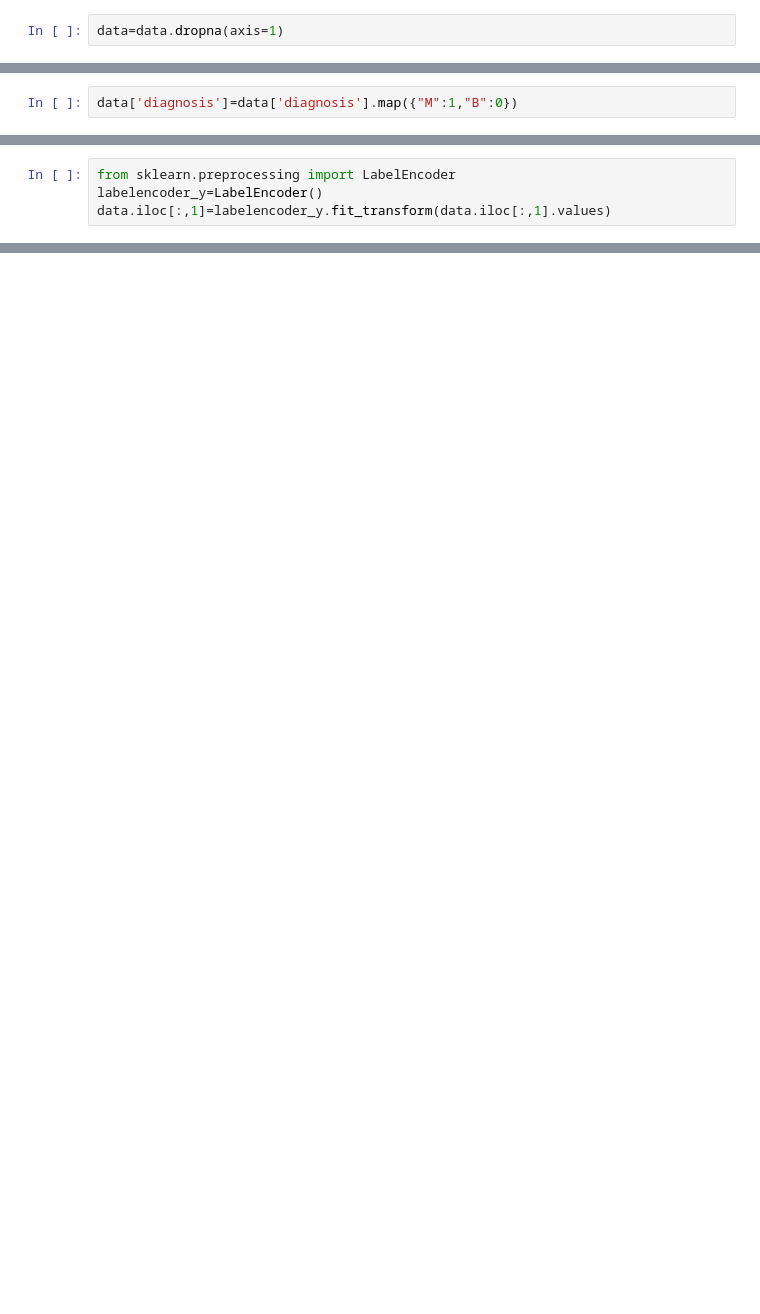
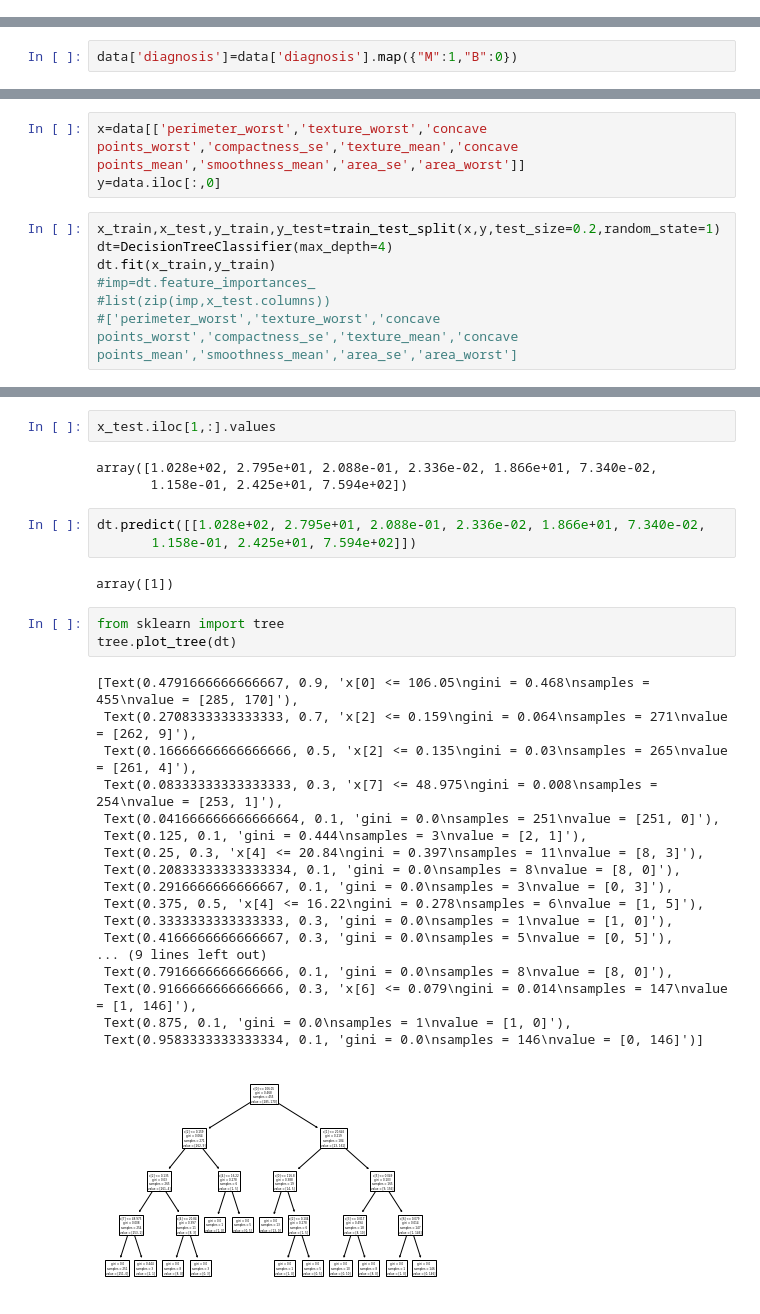
Before and after one commit to sarathkumar1304/Breast-cancer-prediction, a Jupyter notebook: Breast_cancer_prediction.ipynb, the cells around one changed output, grey strips where cells are left out. Saved outputs shown, nothing was run; the diff lists cells and outputs as text; blank space fills up the shorter version.

```diff
--- a/Breast_cancer_prediction.ipynb
+++ b/Breast_cancer_prediction.ipynb
@@ -54,2 +190,0 @@ dtype: int64
-# %%
-data=data.dropna(axis=1)
@@ -96,4 +195,0 @@ Name: diagnosis, Length: 569, dtype: int64
-# %%
-from sklearn.preprocessing import LabelEncoder
-labelencoder_y=LabelEncoder()
-data.iloc[:,1]=labelencoder_y.fit_transform(data.iloc[:,1].values)
@@ -477,0 +211,10 @@ By observing the second method (using less no.of data as input) here also Random
+# %%
+x=data[['perimeter_worst','texture_worst','concave points_worst','compactness_se','texture_mean','concave points_mean','smoothness_mean','area_se','area_worst']]
+y=data.iloc[:,0]
+# %%
+x_train,x_test,y_train,y_test=train_test_split(x,y,test_size=0.2,random_state=1)
+dt=DecisionTreeClassifier(max_depth=4)
+dt.fit(x_train,y_train)
+#imp=dt.feature_importances_
+#list(zip(imp,x_test.columns))
+#['perimeter_worst','texture_worst','concave points_worst','compactness_se','texture_mean','concave points_mean','smoothness_mean','area_se','area_worst']
@@ -477,0 +253,32 @@ By observing the second method (using less no.of data as input) here also Random
+# %%
+x_test.iloc[1,:].values
+# %% [output]
+array([1.028e+02, 2.795e+01, 2.088e-01, 2.336e-02, 1.866e+01, 7.340e-02,
+       1.158e-01, 2.425e+01, 7.594e+02])
+# %%
+dt.predict([[1.028e+02, 2.795e+01, 2.088e-01, 2.336e-02, 1.866e+01, 7.340e-02,
+       1.158e-01, 2.425e+01, 7.594e+02]])
+# %% [output]
+array([1])
+# %%
+from sklearn import tree
+tree.plot_tree(dt)
+# %% [output]
+[Text(0.4791666666666667, 0.9, 'x[0] <= 106.05\ngini = 0.468\nsamples = 455\nvalue = [285, 170]'),
+ Text(0.2708333333333333, 0.7, 'x[2] <= 0.159\ngini = 0.064\nsamples = 271\nvalue = [262, 9]'),
+ Text(0.16666666666666666, 0.5, 'x[2] <= 0.135\ngini = 0.03\nsamples = 265\nvalue = [261, 4]'),
+ Text(0.08333333333333333, 0.3, 'x[7] <= 48.975\ngini = 0.008\nsamples = 254\nvalue = [253, 1]'),
+ Text(0.041666666666666664, 0.1, 'gini = 0.0\nsamples = 251\nvalue = [251, 0]'),
+ Text(0.125, 0.1, 'gini = 0.444\nsamples = 3\nvalue = [2, 1]'),
+ Text(0.25, 0.3, 'x[4] <= 20.84\ngini = 0.397\nsamples = 11\nvalue = [8, 3]'),
+ Text(0.20833333333333334, 0.1, 'gini = 0.0\nsamples = 8\nvalue = [8, 0]'),
+ Text(0.2916666666666667, 0.1, 'gini = 0.0\nsamples = 3\nvalue = [0, 3]'),
+ Text(0.375, 0.5, 'x[4] <= 16.22\ngini = 0.278\nsamples = 6\nvalue = [1, 5]'),
+ Text(0.3333333333333333, 0.3, 'gini = 0.0\nsamples = 1\nvalue = [1, 0]'),
+ Text(0.4166666666666667, 0.3, 'gini = 0.0\nsamples = 5\nvalue = [0, 5]'),
+... (9 lines left out)
+ Text(0.7916666666666666, 0.1, 'gini = 0.0\nsamples = 8\nvalue = [8, 0]'),
+ Text(0.9166666666666666, 0.3, 'x[6] <= 0.079\ngini = 0.014\nsamples = 147\nvalue = [1, 146]'),
+ Text(0.875, 0.1, 'gini = 0.0\nsamples = 1\nvalue = [1, 0]'),
+ Text(0.9583333333333334, 0.1, 'gini = 0.0\nsamples = 146\nvalue = [0, 146]')]
+[figure, added]
```
Also changed, not shown: parts of 91 cells of this notebook.
